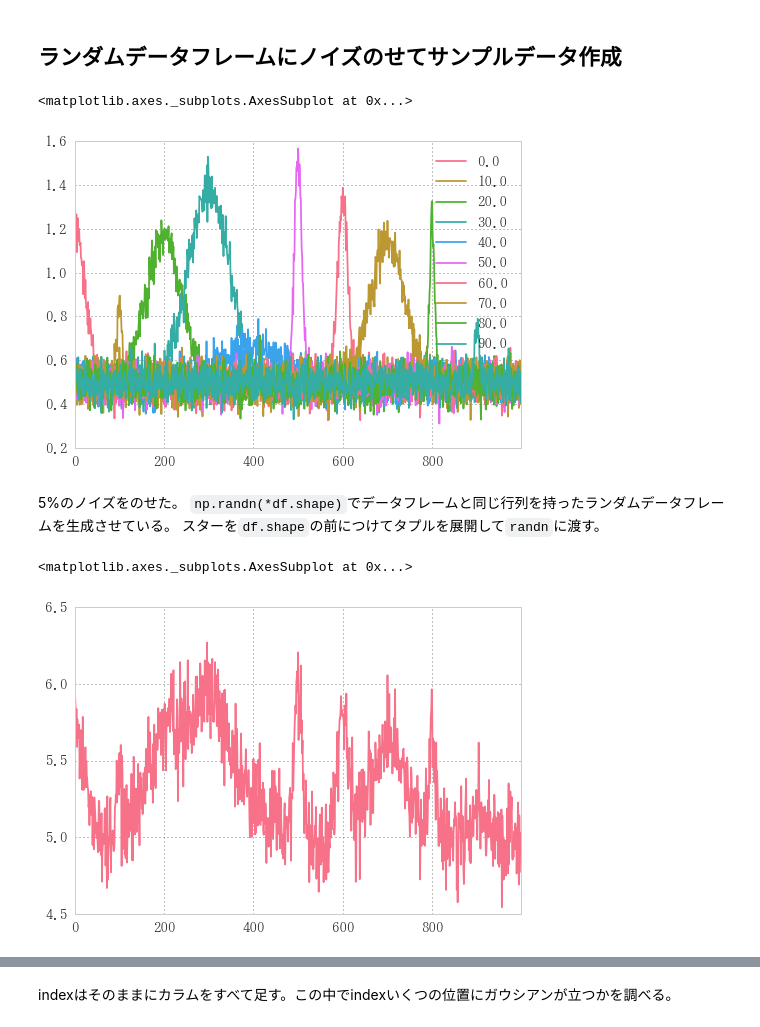
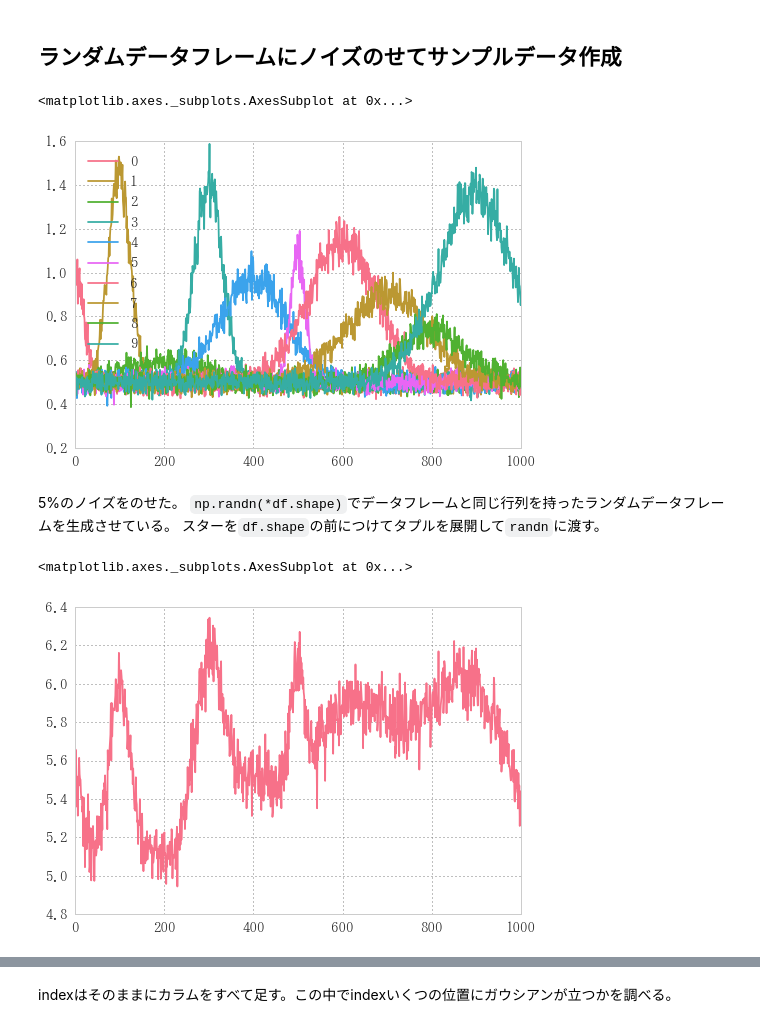
Before and after one commit to u1and0/SAtraceFit, a Jupyter notebook: fit_lab/fit_lab.ipynb, the cells around one changed output, grey strips where cells are left out. Drawn from its saved outputs; the diff is of its cells as text; code cells hidden in the pictures.

Commit message:
<Modify> new make sample data method

```diff
--- a/fit_lab/fit_lab.ipynb
+++ b/fit_lab/fit_lab.ipynb
@@ -1,7 +1,7 @@
 # %% [markdown]
 # 自作ガウシアン
 # %%
-def gauss(x, a, mu, si, noisef=nf):
+def gauss(x, a, mu, si, noisef):
     """
     a: 最大値
     mu: 位置
@@ -193,0 +194,8 @@ df = pd.DataFrame(garray)
+# %%
+%%timeit
+xa = np.tile(x, (10,1))
+aa = abs(r.randn(10))
+mua = np.arange(min(x), max(x), 10)
+sia = 10 * abs(r.randn(10))
+
+df = pd.DataFrame(gauss(xa.T, aa, mua, sia, nf))
@@ -205,11 +219,11 @@ df.plot()
 # %% [markdown]
 ## ランダムデータフレームにノイズのせてサンプルデータ作成
 # %%
-noisedf =df +0.05 * r.randn(*df.shape)
+noisedf =df + df * 0.05 * r.randn(*df.shape)
 noisedf.plot()
 # %% [output]
 <matplotlib.axes._subplots.AxesSubplot at 0x...>
-[figure, old version]
+[figure, new version]
 # %% [markdown]
 5%のノイズをのせた。
 `np.randn(*df.shape)`でデータフレームと同じ行列を持ったランダムデータフレームを生成させている。
@@ -219,7 +233,7 @@ sumdf = noisedf.sum(axis=1)
 sumdf.plot()
 # %% [output]
 <matplotlib.axes._subplots.AxesSubplot at 0x...>
-[figure, old version]
+[figure, new version]
 # %%
 sumdf
 # %% [output]
```
Also changed, not shown: parts of 11 cells of this notebook, 26 other files.
